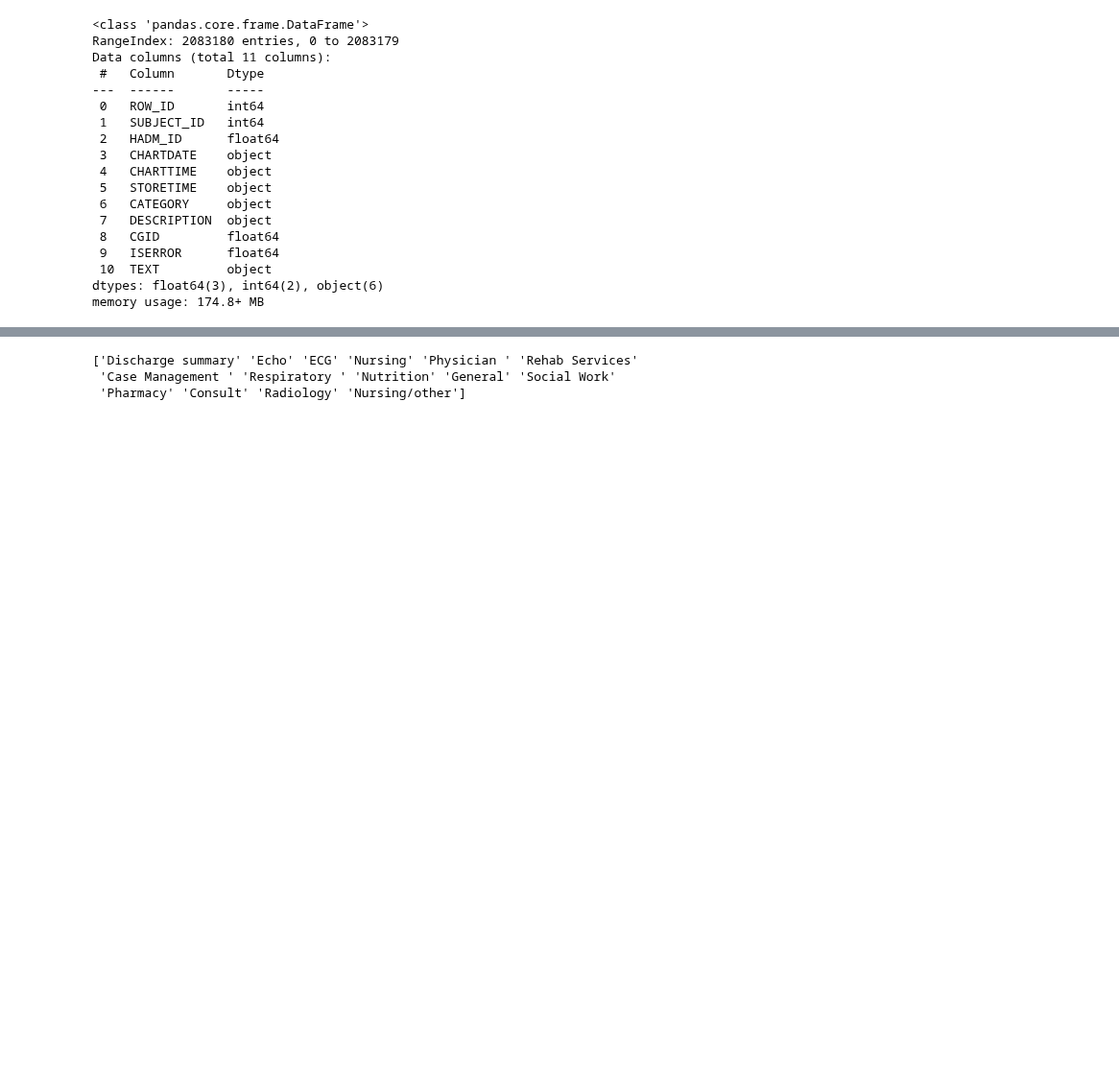
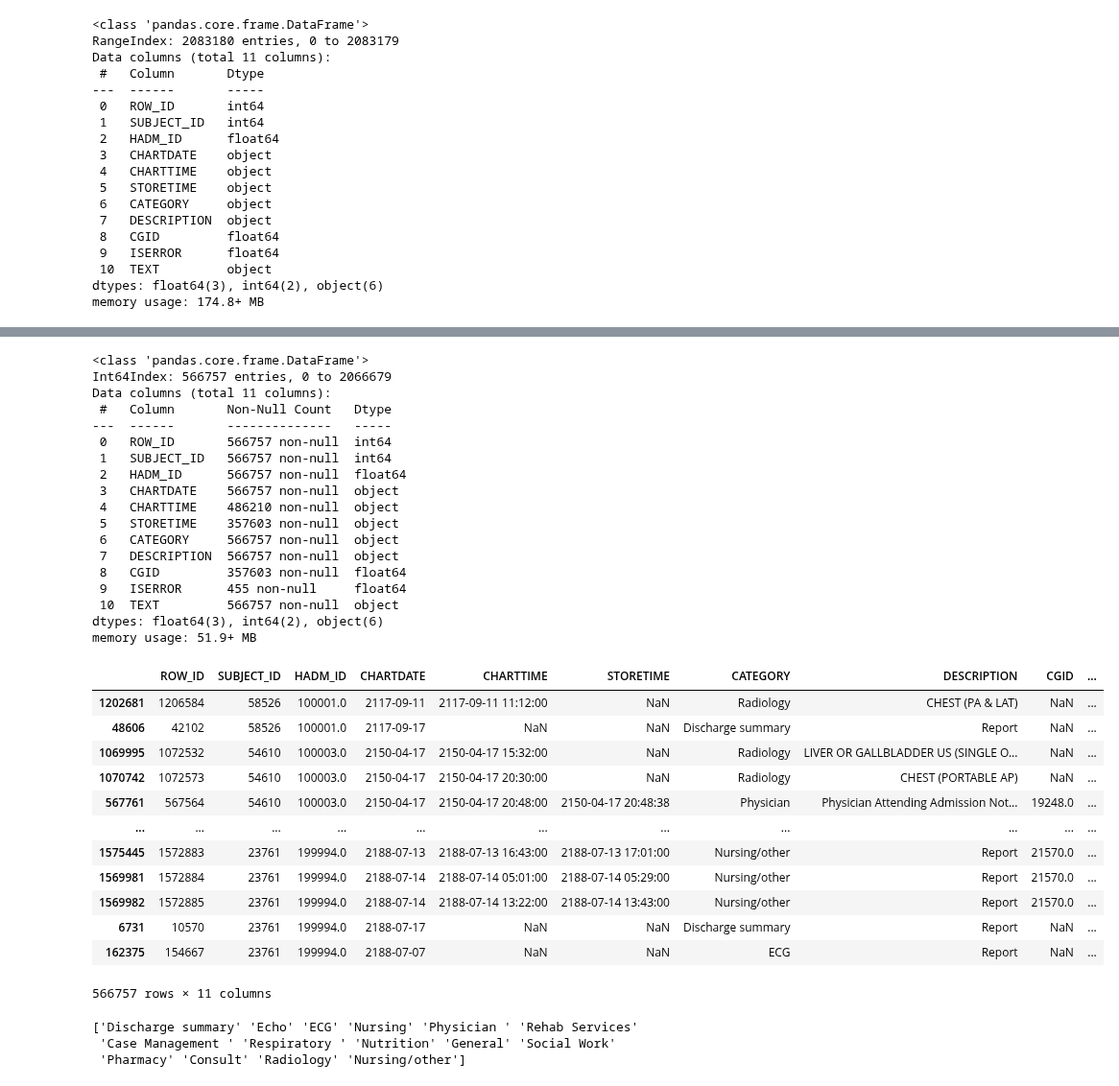
Before and after one commit to tanoManzo/mimic_trajectories, a Jupyter notebook: MIMIC_TRAJECTORY_embeddings_04_03_collect_data.ipynb, the cells around one changed output, grey strips where cells are left out. Shown at 96% size. Drawn from its saved outputs; the diff is of its cells as text; code cells hidden in the pictures; blank space fills up the shorter version.

Commit message:
Add micu

```diff
--- a/MIMIC_TRAJECTORY_embeddings_04_03_collect_data.ipynb
+++ b/MIMIC_TRAJECTORY_embeddings_04_03_collect_data.ipynb
@@ -35,6 +35,8 @@ subject_id_csru = df_ward[(df_ward['FIRST_CAREUNIT']=='CSRU') & (df_ward['LAST_C
 print(f'Number of Subjects in CSRU: {len(subject_id_csru)}')
 hosp_stay_id_csru = df_ward[(df_ward['FIRST_CAREUNIT']=='CSRU') & (df_ward['LAST_CAREUNIT']=='CSRU')].HADM_ID.unique()
 print(f'Number of Hospital stays in CSRU: {len(hosp_stay_id_csru)}')
+hosp_stay_id_micu = df_ward[(df_ward['FIRST_CAREUNIT']=='MICU') & (df_ward['LAST_CAREUNIT']=='MICU')].HADM_ID.unique()
+print(f'Number of Hospital stays in MICU: {len(hosp_stay_id_micu)}')
 # %% [output]
 Number of Subjects in CSRU: 7944
 Number of Hospital stays in CSRU: 8385
@@ -177,3 +132,39 @@ memory usage: 18.3+ MB
+# %%
+df_notes_total_hosp_stays_micu = df_note_events[df_note_events['HADM_ID'].isin(hosp_stay_id_micu)]
+df_notes_total_hosp_stays_micu.info()
+df_notes_total_hosp_stays_micu.sort_values(by=['HADM_ID','CHARTTIME'])
+# %% [output]
+<class 'pandas.core.frame.DataFrame'>
+Int64Index: 566757 entries, 0 to 2066679
+Data columns (total 11 columns):
+ #   Column       Non-Null Count   Dtype
+---  ------       --------------   -----
+ 0   ROW_ID       566757 non-null  int64
+ 1   SUBJECT_ID   566757 non-null  int64
+ 2   HADM_ID      566757 non-null  float64
+ 3   CHARTDATE    566757 non-null  object
+ 4   CHARTTIME    486210 non-null  object
+ 5   STORETIME    357603 non-null  object
+ 6   CATEGORY     566757 non-null  object
+ 7   DESCRIPTION  566757 non-null  object
+ 8   CGID         357603 non-null  float64
+ 9   ISERROR      455 non-null     float64
+ 10  TEXT         566757 non-null  object
+dtypes: float64(3), int64(2), object(6)
+memory usage: 51.9+ MB
+|  | ROW_ID | SUBJECT_ID | HADM_ID | CHARTDATE | CHARTTIME | STORETIME | CATEGORY | DESCRIPTION | CGID | ... |
+| 1202681 | 1206584 | 58526 | 100001.0 | 2117-09-11 | 2117-09-11 11:12:00 | NaN | Radiology | CHEST (PA & LAT) | NaN | ... |
+| 48606 | 42102 | 58526 | 100001.0 | 2117-09-17 | NaN | NaN | Discharge summary | Report | NaN | ... |
+| 1069995 | 1072532 | 54610 | 100003.0 | 2150-04-17 | 2150-04-17 15:32:00 | NaN | Radiology | LIVER OR GALLBLADDER US (SINGLE O... | NaN | ... |
+| 1070742 | 1072573 | 54610 | 100003.0 | 2150-04-17 | 2150-04-17 20:30:00 | NaN | Radiology | CHEST (PORTABLE AP) | NaN | ... |
+| 567761 | 567564 | 54610 | 100003.0 | 2150-04-17 | 2150-04-17 20:48:00 | 2150-04-17 20:48:38 | Physician | Physician Attending Admission Not... | 19248.0 | ... |
+| ... | ... | ... | ... | ... | ... | ... | ... | ... | ... | ... |
+| 1575445 | 1572883 | 23761 | 199994.0 | 2188-07-13 | 2188-07-13 16:43:00 | 2188-07-13 17:01:00 | Nursing/other | Report | 21570.0 | ... |
+| 1569981 | 1572884 | 23761 | 199994.0 | 2188-07-14 | 2188-07-14 05:01:00 | 2188-07-14 05:29:00 | Nursing/other | Report | 21570.0 | ... |
+| 1569982 | 1572885 | 23761 | 199994.0 | 2188-07-14 | 2188-07-14 13:22:00 | 2188-07-14 13:43:00 | Nursing/other | Report | 21570.0 | ... |
+| 6731 | 10570 | 23761 | 199994.0 | 2188-07-17 | NaN | NaN | Discharge summary | Report | NaN | ... |
+| 162375 | 154667 | 23761 | 199994.0 | 2188-07-07 | NaN | NaN | ECG | Report | NaN | ... |
+566757 rows × 11 columns
 # %%
 print(df_note_events['CATEGORY'].unique())
 # %% [output]
```
Also changed, not shown: parts of 9 cells of this notebook.
